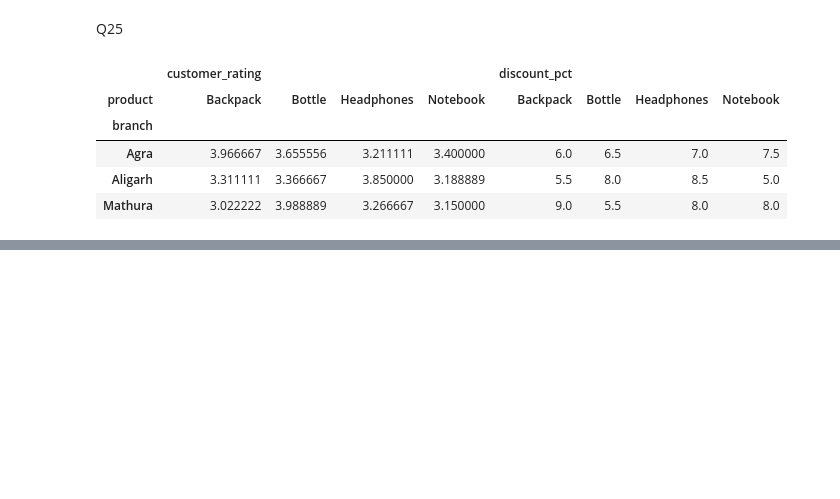
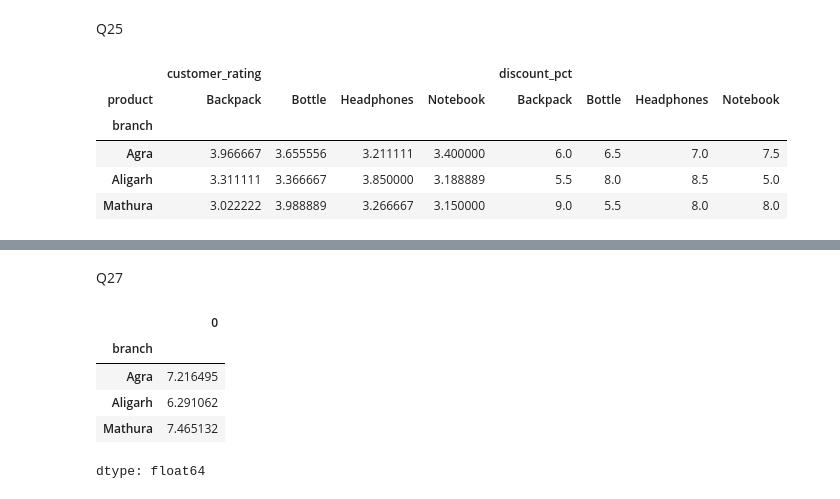
Before and after one commit to samratsingh735594-ctrl/DSV-LAB-2-YEAR, a Jupyter notebook: Dataaggregation.ipynb, the cells around one changed output, grey strips where cells are left out. Drawn from its saved outputs; the diff is of its cells as text; code cells hidden in the pictures; blank space fills up the shorter version.

```diff
--- a/Dataaggregation.ipynb
+++ b/Dataaggregation.ipynb
@@ -401,0 +432,17 @@ df.pivot_table(
+# %% [markdown]
+Q27
+# %%
+def weighted_avg_discount(group):
+    total_units = group["units_sold"].sum()
+    if total_units == 0:
+        return 0
+    return (group["units_sold"] * group["discount_pct"]).sum() / total_units
+
+df.groupby("branch").apply(weighted_avg_discount)
+# %% [output]
+|  | 0 |
+| branch |  |
+| Agra | 7.216495 |
+| Aligarh | 6.291062 |
+| Mathura | 7.465132 |
+dtype: float64
```
Also changed, not shown: parts of 8 cells of this notebook.
